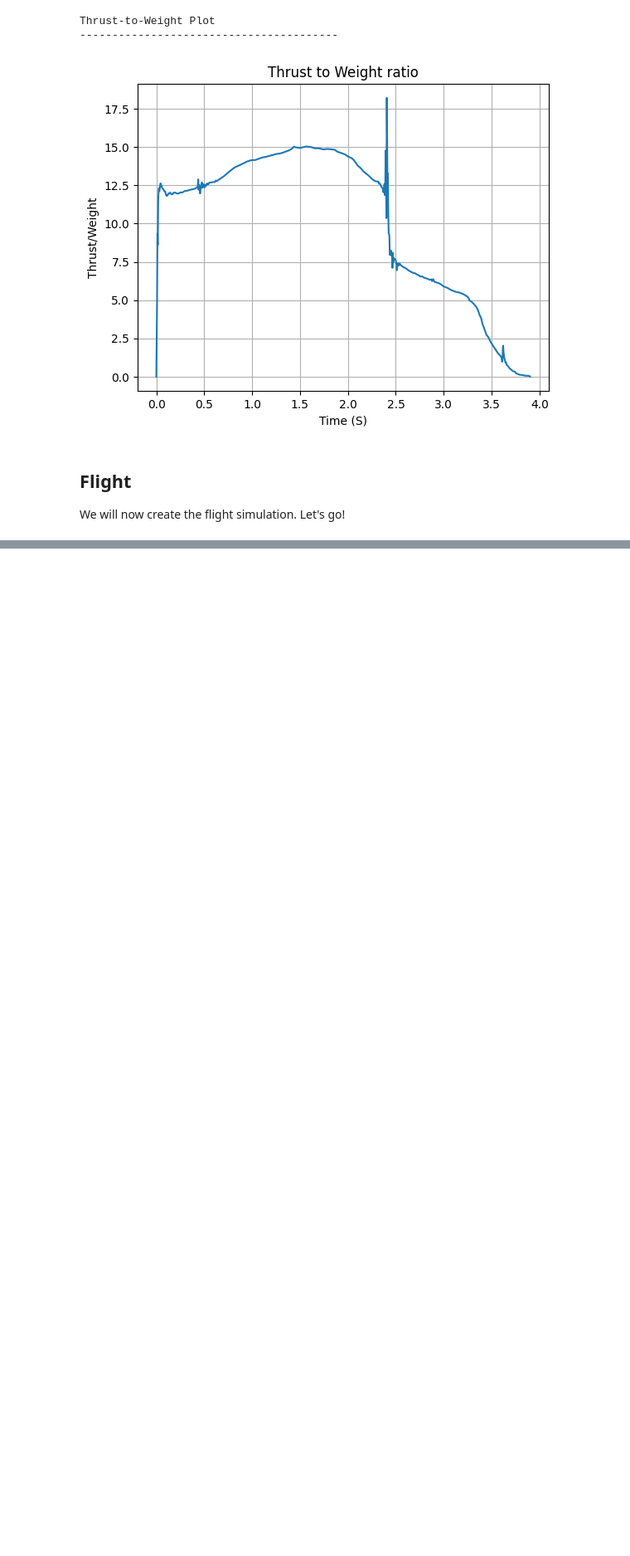
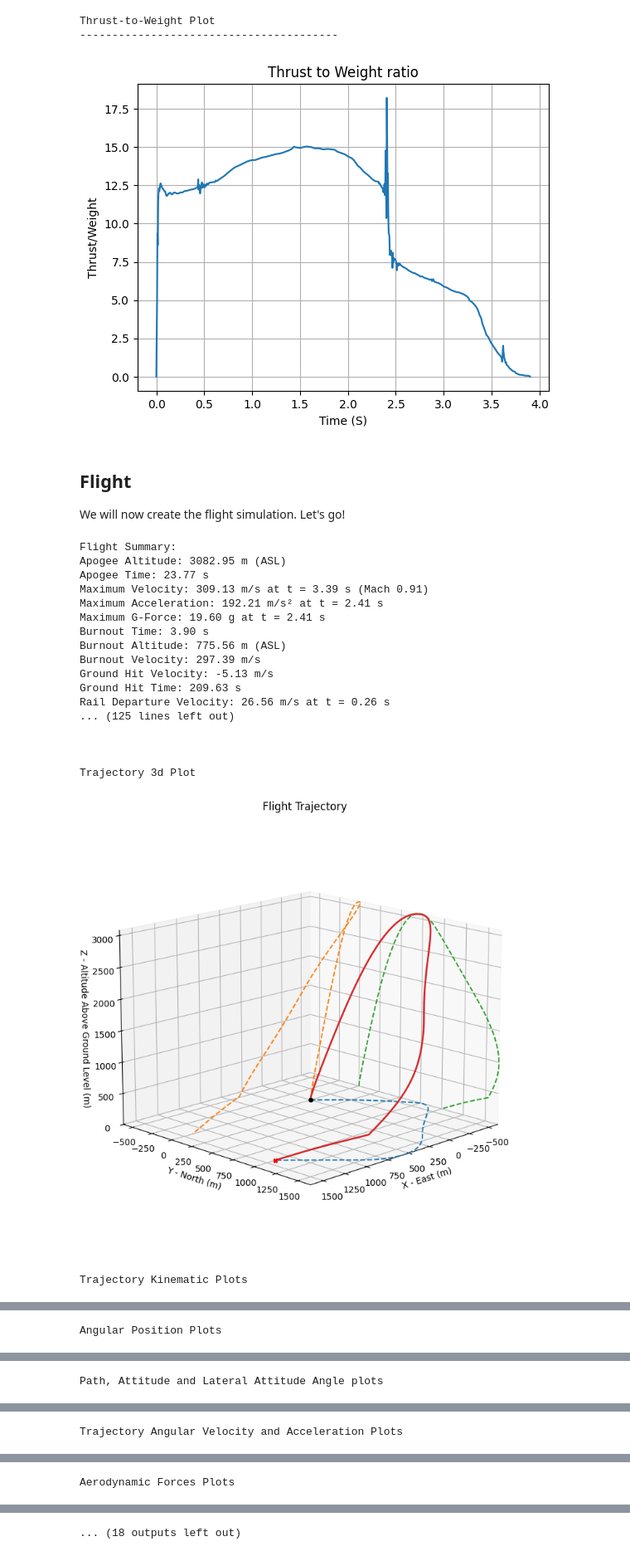
Before and after one commit to Lmx154/RL-RocketPy-Notebook, a Jupyter notebook: notebooks/v-10/v-10_flight_sim.ipynb, the cells around one changed output, grey strips where cells are left out. Shown at 83% size. Saved outputs shown, nothing was run; the diff lists cells and outputs as text; code cells hidden in the pictures; blank space fills up the shorter version.

Commit message:
added flight summary

```diff
--- a/notebooks/v-10/v-10_flight_sim.ipynb
+++ b/notebooks/v-10/v-10_flight_sim.ipynb
@@ -268,0 +323,42 @@ flight.all_info()
+# %%
+# Print key flight summary statistics
+print("Flight Summary:")
+print(f"Apogee Altitude: {flight.apogee:.2f} m (ASL)")
+print(f"Apogee Time: {flight.apogee_time:.2f} s")
+print(f"Maximum Velocity: {flight.max_speed:.2f} m/s at t = {flight.max_speed_time:.2f} s (Mach {flight.max_speed / env.speed_of_sound(flight.z(flight.max_speed_time)):.2f})")
+print(f"Maximum Acceleration: {flight.max_acceleration:.2f} m/s² at t = {flight.max_acceleration_time:.2f} s")
+print(f"Maximum G-Force: {flight.max_acceleration / 9.80665:.2f} g at t = {flight.max_acceleration_time:.2f} s")
+print(f"Burnout Time: {flight.rocket.motor.burn_out_time:.2f} s")
+print(f"Burnout Altitude: {flight.z(flight.rocket.motor.burn_out_time):.2f} m (ASL)")
+print(f"Burnout Velocity: {flight.speed(flight.rocket.motor.burn_out_time):.2f} m/s")
+print(f"Ground Hit Velocity: {flight.impact_velocity:.2f} m/s")
+print(f"Ground Hit Time: {flight.solution[-1][0]:.2f} s")
+print(f"Rail Departure Velocity: {flight.out_of_rail_velocity:.2f} m/s at t = {flight.out_of_rail_time:.2f} s")
+print(f"Stability Margin at Rail Departure: {flight.stability_margin(flight.out_of_rail_time):.2f} calibers")
+print(f"Average Thrust: {flight.rocket.motor.average_thrust:.2f} N")
+print(f"Total Impulse: {flight.rocket.motor.total_impulse:.2f} Ns")
+print(f"Parachute Events:")
+for event in flight.parachute_events:
+    print(f"  - {event[1].name} deployed at t = {event[0]:.2f} s, altitude = {flight.z(event[0]):.2f} m")
+# Additional plots for visualization (requires matplotlib)
+flight.all_info()
+# %% [output]
+Flight Summary:
+Apogee Altitude: 3082.95 m (ASL)
+Apogee Time: 23.77 s
+Maximum Velocity: 309.13 m/s at t = 3.39 s (Mach 0.91)
+Maximum Acceleration: 192.21 m/s² at t = 2.41 s
+Maximum G-Force: 19.60 g at t = 2.41 s
+Burnout Time: 3.90 s
+Burnout Altitude: 775.56 m (ASL)
+Burnout Velocity: 297.39 m/s
+Ground Hit Velocity: -5.13 m/s
+Ground Hit Time: 209.63 s
+Rail Departure Velocity: 26.56 m/s at t = 0.26 s
+... (125 lines left out)
+
+
+
+Trajectory 3d Plot
+[figure, added]
+Trajectory Kinematic Plots
@@ -268,0 +366 @@ flight.all_info()
+Angular Position Plots
@@ -268,0 +368 @@ flight.all_info()
+Path, Attitude and Lateral Attitude Angle plots
@@ -268,0 +370 @@ flight.all_info()
+Trajectory Angular Velocity and Acceleration Plots
@@ -268,0 +372 @@ flight.all_info()
+Aerodynamic Forces Plots
@@ -268,0 +374 @@ flight.all_info()
+... (18 outputs left out)
```
Also changed, not shown: parts of 7 cells of this notebook.
